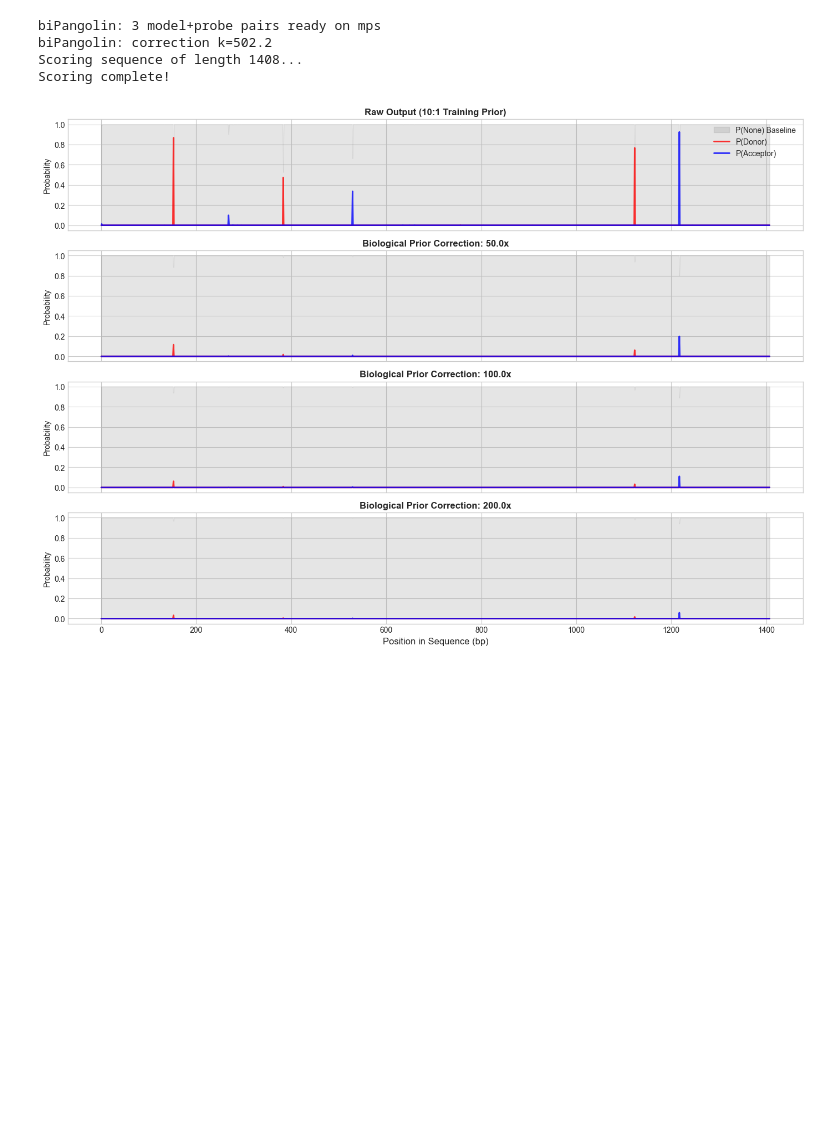
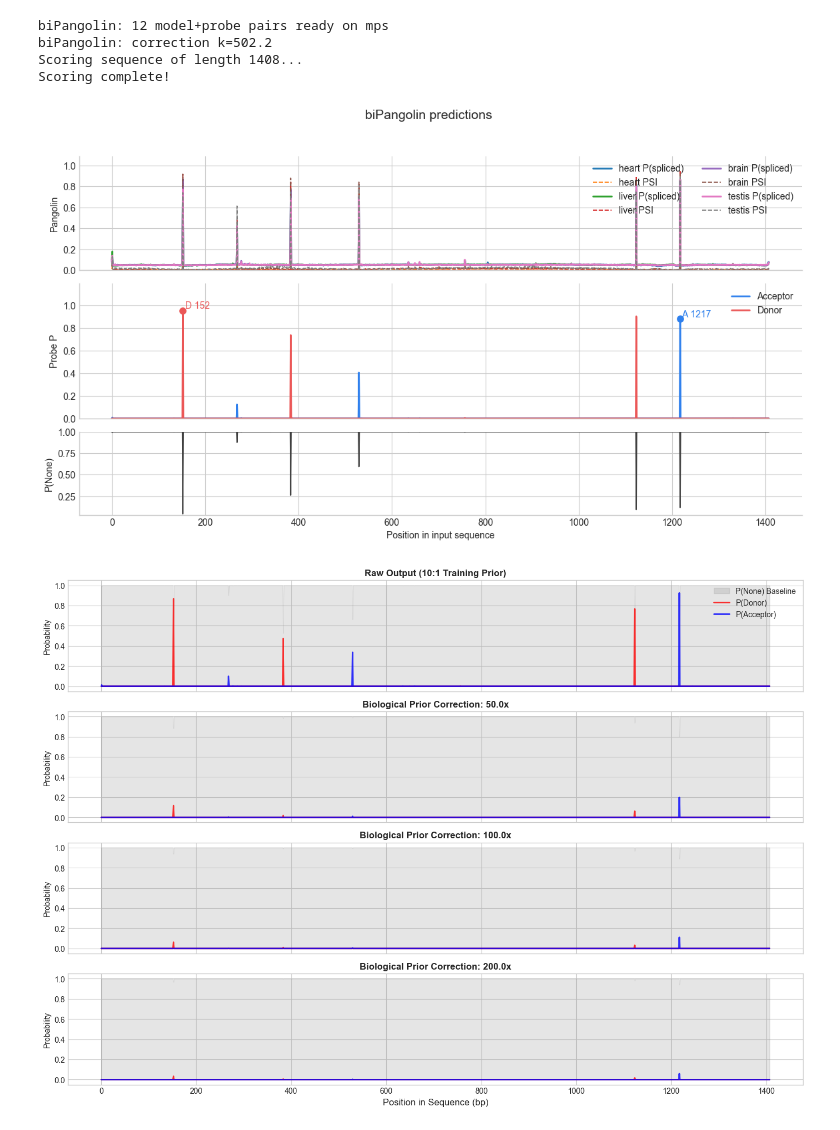
Before and after one commit to Delayed-Gitification/biPangolin, a Jupyter notebook: example_analysis.ipynb, the cells around one changed output. Cells and saved outputs as stored; diff of their text form; code cells hidden in the pictures; blank space fills up the shorter version.

```diff
--- a/example_analysis.ipynb
+++ b/example_analysis.ipynb
@@ -5,7 +5,7 @@ from bipangolin import BiPangolinRunner
 
 # Initialise the runner
 # If auto-download fails, use: runner = BiPangolinRunner(pangolin_model_dir="/path/to/your/models")
-runner = BiPangolinRunner(tissue = 'testis')
+runner = BiPangolinRunner(tissue = 'all_tissues')
 
 # Define your sequence here
 my_sequence = (
@@ -17,10 +17,75 @@ print(f"Scoring sequence of length {len(my_sequence)}...")
 result = runner.score_sequence(my_sequence)
 print("Scoring complete!")
 # %% [output]
-biPangolin: 3 model+probe pairs ready on mps
+biPangolin: 12 model+probe pairs ready on mps
 biPangolin: correction k=502.2
 Scoring sequence of length 1408...
 Scoring complete!
+# %%
+import numpy as np
+import matplotlib.pyplot as plt
+
+def plot_bipangolin_result(result, start=0, end=None, title="biPangolin prediction"):
+    if end is None:
+        end = len(result)
+
+    x = np.arange(start, end)
+
+    donor = result.probe_donor[start:end].detach().cpu().numpy()
+    acceptor = result.probe_acceptor[start:end].detach().cpu().numpy()
+    none = result.probe_none[start:end].detach().cpu().numpy()
+
+    pangolin_prob = result.pangolin_prob[:, start:end].detach().cpu().numpy()
+    pangolin_psi = result.pangolin_psi[:, start:end].detach().cpu().numpy()
+
+    fig, axes = plt.subplots(
+        3, 1,
+        figsize=(14, 7),
+        sharex=True,
+        gridspec_kw={"height_ratios": [1.1, 1.3, 0.8], "hspace": 0.12}
+    )
+
+    ax = axes[0]
+    for i, tissue in enumerate(result.tissues):
+        ax.plot(x, pangolin_prob[i], lw=1.8, label=f"{tissue} P(spliced)")
+        ax.plot(x, pangolin_psi[i], lw=1.2, ls="--", label=f"{tissue} PSI")
+    ax.set_ylabel("Pangolin")
+    ax.set_ylim(0, max(0.05, np.nanmax([pangolin_prob.max(), pangolin_psi.max()]) * 1.15))
+    ax.legend(loc="upper right", frameon=False, ncols=2)
+    ax.spines[["top", "right"]].set_visible(False)
+
+    ax = axes[1]
+    ax.fill_between(x, acceptor, color="#2f80ed", alpha=0.25)
+    ax.plot(x, acceptor, color="#2f80ed", lw=1.8, label="Acceptor")
+    ax.fill_between(x, donor, color="#eb5757", alpha=0.25)
+    ax.plot(x, donor, color="#eb5757", lw=1.8, label="Donor")
+
+    acc_peak = int(np.argmax(acceptor)) + start
+    don_peak = int(np.argmax(donor)) + start
+    ax.scatter([acc_peak], [result.probe_acceptor[acc_peak]], color="#2f80ed", s=45, zorder=5)
+    ax.scatter([don_peak], [result.probe_donor[don_peak]], color="#eb5757", s=45, zorder=5)
+    ax.text(acc_peak, float(result.probe_acceptor[acc_peak]), f" A {acc_peak}", color="#2f80ed", va="bottom")
+    ax.text(don_peak, float(result.probe_donor[don_peak]), f" D {don_peak}", color="#eb5757", va="bottom")
+
+    ax.set_ylabel("Probe P")
+    ax.set_ylim(0, max(0.05, np.nanmax([acceptor.max(), donor.max()]) * 1.25))
+    ax.legend(loc="upper right", frameon=False)
+    ax.spines[["top", "right"]].set_visible(False)
+
+    ax = axes[2]
+    ax.plot(x, none, color="0.25", lw=1.2)
+    ax.set_ylabel("P(None)")
+    ax.set_ylim(max(0, none.min() - 0.01), 1.001)
+    ax.set_xlabel("Position in input sequence")
+    ax.spines[["top", "right"]].set_visible(False)
+
+    fig.suptitle(title, y=0.98, fontsize=14)
+    return fig, axes
+
+fig, axes = plot_bipangolin_result(result, title="biPangolin predictions")
+plt.show()
+# %% [output]
+[figure, added]
 # %%
 import numpy as np
 import matplotlib.pyplot as plt
```
